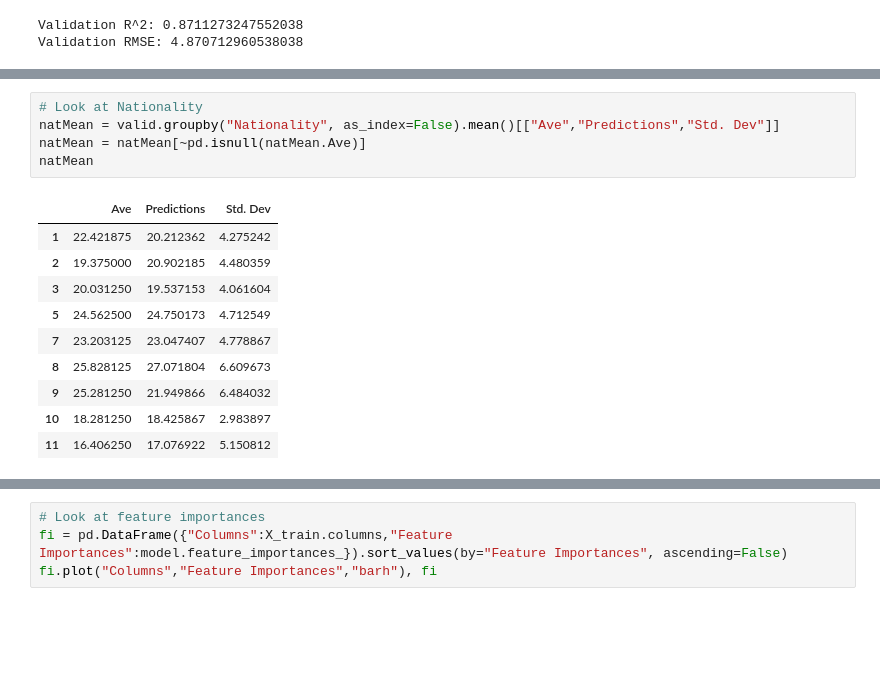
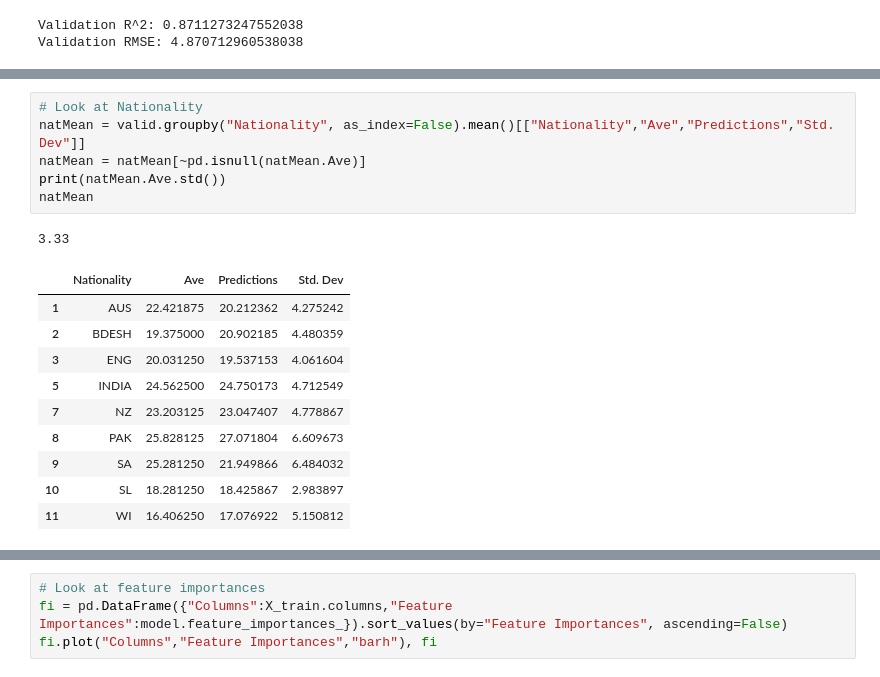
Before and after one commit to rushilg99/cricketbattingStats, a Jupyter notebook: battingstatsRF.ipynb, the cells around one changed output, grey strips where cells are left out. Cells and saved outputs as stored; diff of their text form; blank space fills up the shorter version.

```diff
--- a/battingstatsRF.ipynb
+++ b/battingstatsRF.ipynb
@@ -564,16 +643,18 @@ valid
 # %%
 # Look at Nationality
-natMean = valid.groupby("Nationality", as_index=False).mean()[["Ave","Predictions","Std. Dev"]]
+natMean = valid.groupby("Nationality", as_index=False).mean()[["Nationality","Ave","Predictions","Std. Dev"]]
 natMean = natMean[~pd.isnull(natMean.Ave)]
+print(natMean.Ave.std())
 natMean
 # %% [output]
+3.33
-|  | Ave | Predictions | Std. Dev |
-| 1 | 22.421875 | 20.212362 | 4.275242 |
-| 2 | 19.375000 | 20.902185 | 4.480359 |
-| 3 | 20.031250 | 19.537153 | 4.061604 |
-| 5 | 24.562500 | 24.750173 | 4.712549 |
-| 7 | 23.203125 | 23.047407 | 4.778867 |
-| 8 | 25.828125 | 27.071804 | 6.609673 |
-| 9 | 25.281250 | 21.949866 | 6.484032 |
-| 10 | 18.281250 | 18.425867 | 2.983897 |
-| 11 | 16.406250 | 17.076922 | 5.150812 |
+|  | Nationality | Ave | Predictions | Std. Dev |
+| 1 | AUS | 22.421875 | 20.212362 | 4.275242 |
+| 2 | BDESH | 19.375000 | 20.902185 | 4.480359 |
+| 3 | ENG | 20.031250 | 19.537153 | 4.061604 |
+| 5 | INDIA | 24.562500 | 24.750173 | 4.712549 |
+| 7 | NZ | 23.203125 | 23.047407 | 4.778867 |
+| 8 | PAK | 25.828125 | 27.071804 | 6.609673 |
+| 9 | SA | 25.281250 | 21.949866 | 6.484032 |
+| 10 | SL | 18.281250 | 18.425867 | 2.983897 |
+| 11 | WI | 16.406250 | 17.076922 | 5.150812 |
```
Also changed, not shown: parts of 12 cells of this notebook.
